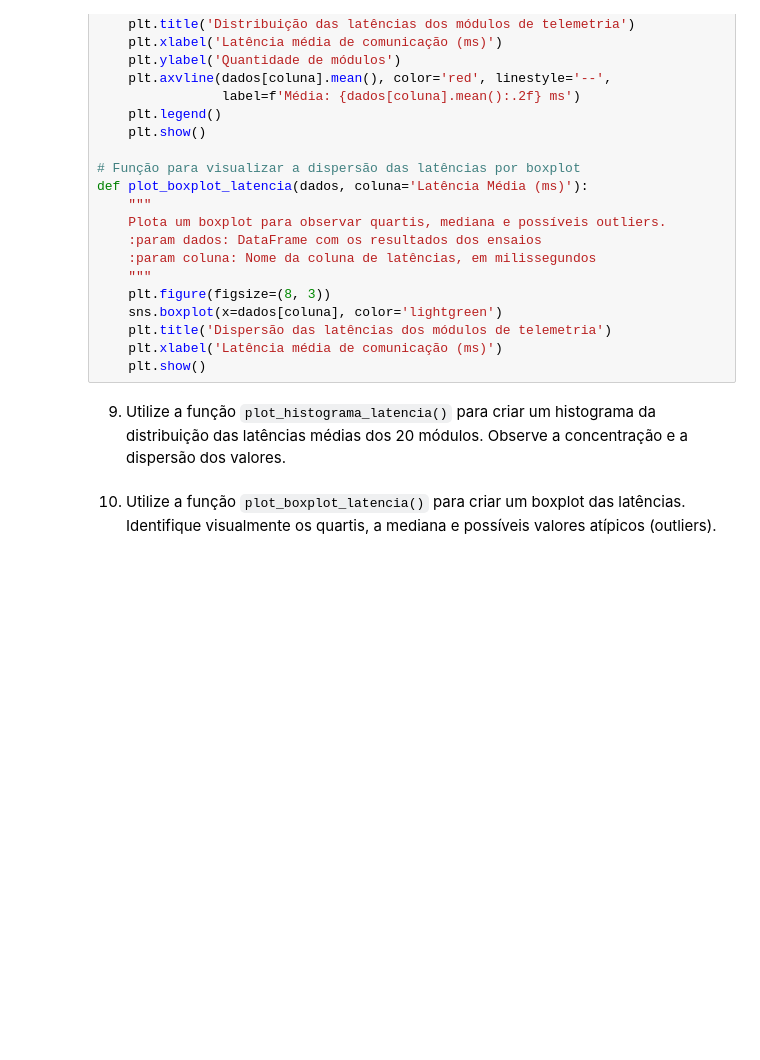
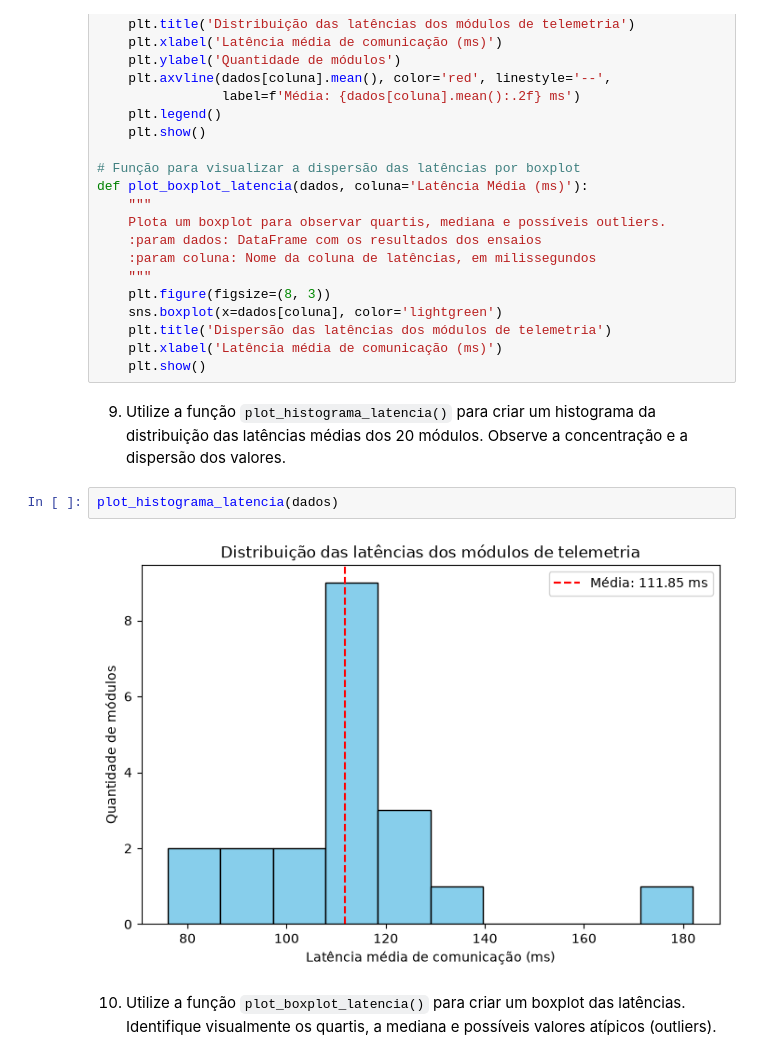
Before and after one commit to caiosemblano/M06-Lab-Estatistica, a Jupyter notebook: AT13 - Medidas de tendencia central e Variabilidade.ipynb, the cells around one changed output. Drawn from its saved outputs; the diff is of its cells as text; blank space fills up the shorter version.

```diff
--- a/AT13 - Medidas de tendencia central e Variabilidade.ipynb
+++ b/AT13 - Medidas de tendencia central e Variabilidade.ipynb
@@ -173,5 +303,9 @@ def plot_boxplot_latencia(dados, coluna='Latência Média (ms)'):
     plt.show()
 # %% [markdown]
 9. Utilize a função `plot_histograma_latencia()` para criar um histograma da distribuição das latências médias dos 20 módulos. Observe a concentração e a dispersão dos valores.
+# %%
+plot_histograma_latencia(dados)
+# %% [output]
+[figure, added]
 # %% [markdown]
 10. Utilize a função `plot_boxplot_latencia()` para criar um boxplot das latências. Identifique visualmente os quartis, a mediana e possíveis valores atípicos (outliers).
```
Also changed, not shown: parts of 15 cells of this notebook, 2 other files.
